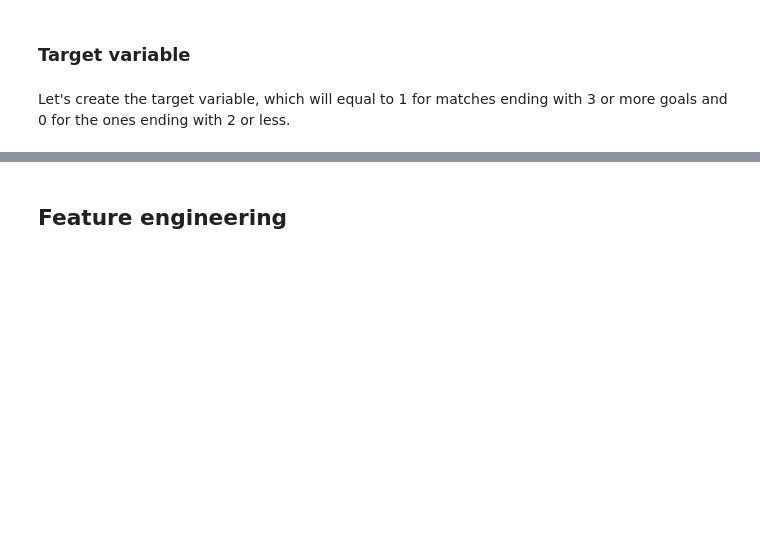
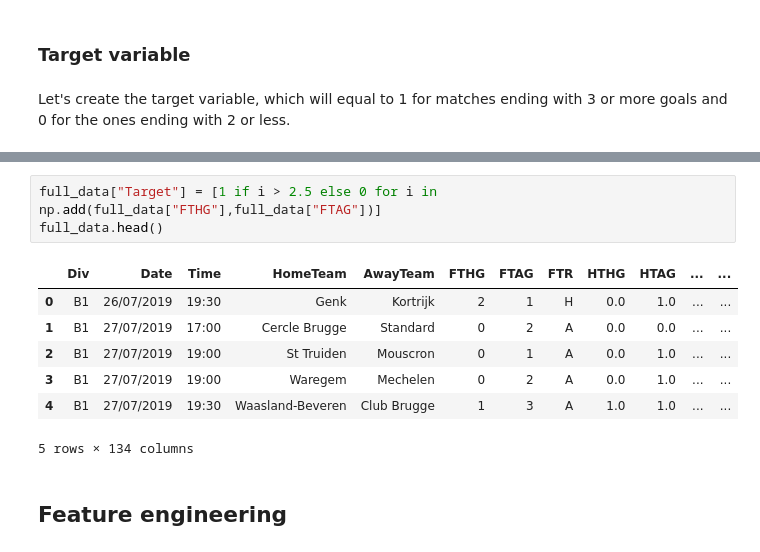
Before and after one commit to otabrzak/ml2-coursework, a Jupyter notebook: coursework_notebook.ipynb, the cells around one changed output, grey strips where cells are left out. Drawn from its saved outputs; the diff is of its cells as text; blank space fills up the shorter version.

```diff
--- a/coursework_notebook.ipynb
+++ b/coursework_notebook.ipynb
@@ -285,3 +334,14 @@ limited_data.head()
+# %%
+full_data["Target"] = [1 if i > 2.5 else 0 for i in np.add(full_data["FTHG"],full_data["FTAG"])]
+full_data.head()
+# %% [output]
+|  | Div | Date | Time | HomeTeam | AwayTeam | FTHG | FTAG | FTR | HTHG | HTAG | ... | ... |
+| 0 | B1 | 26/07/2019 | 19:30 | Genk | Kortrijk | 2 | 1 | H | 0.0 | 1.0 | ... | ... |
+| 1 | B1 | 27/07/2019 | 17:00 | Cercle Brugge | Standard | 0 | 2 | A | 0.0 | 0.0 | ... | ... |
+| 2 | B1 | 27/07/2019 | 19:00 | St Truiden | Mouscron | 0 | 1 | A | 0.0 | 1.0 | ... | ... |
+| 3 | B1 | 27/07/2019 | 19:00 | Waregem | Mechelen | 0 | 2 | A | 0.0 | 1.0 | ... | ... |
+| 4 | B1 | 27/07/2019 | 19:30 | Waasland-Beveren | Club Brugge | 1 | 3 | A | 1.0 | 1.0 | ... | ... |
+5 rows × 134 columns
 # %% [markdown]
 ## Feature engineering
 # %% [markdown]
```
Also changed, not shown: parts of 7 cells of this notebook.
